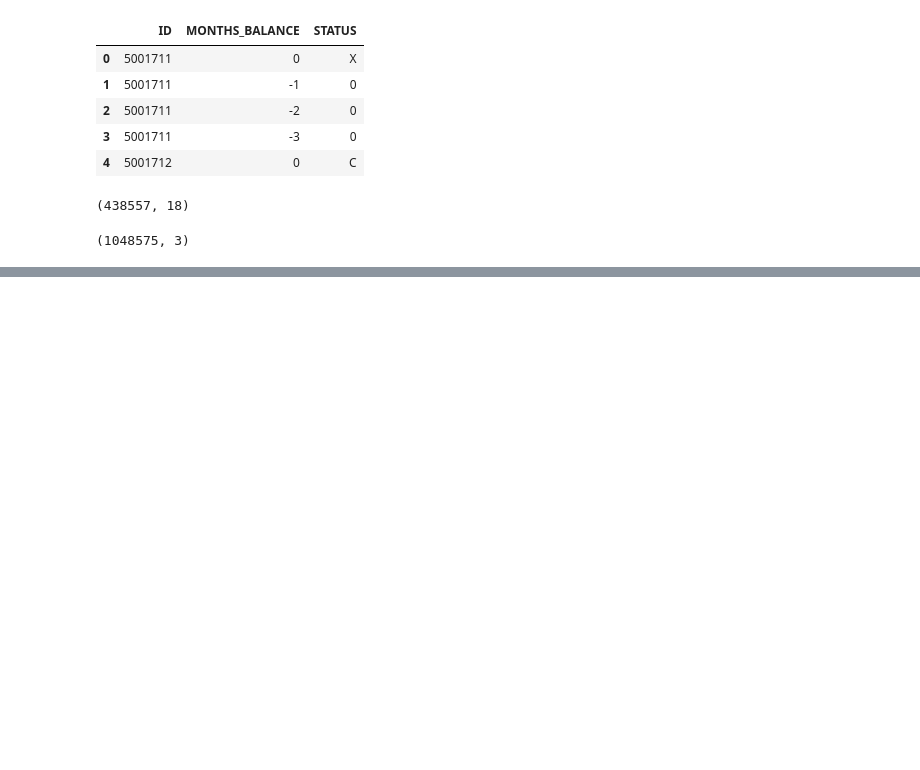
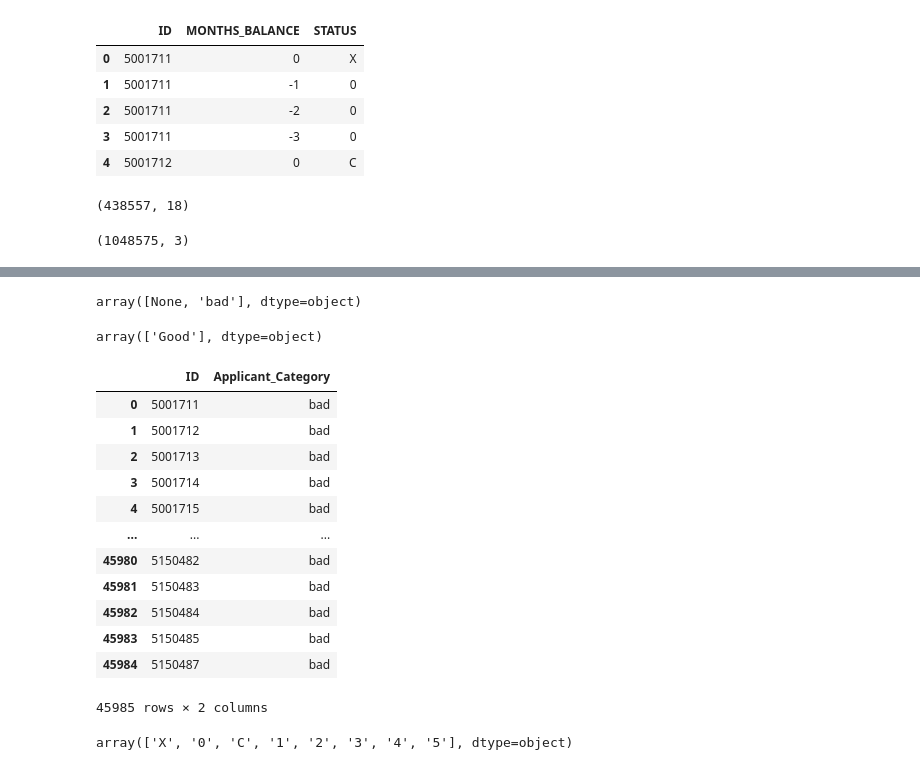
Before and after one commit to fazmila/Project, a Jupyter notebook: Project.ipynb, the cells around one changed output, grey strips where cells are left out. Drawn from its saved outputs; the diff is of its cells as text; code cells hidden in the pictures; blank space fills up the shorter version.

```diff
--- a/Project.ipynb
+++ b/Project.ipynb
@@ -91,0 +117,53 @@ merged_data.shape
+# %%
+# Define a new column 'Appilcant_Category' initialized to None
+credit_record['Appilcant_Category'] = None
+
+# Determine bad or risky applicants based on STATUS values 2, 3, 4, and 5
+credit_record.loc[credit_record['STATUS'].isin(['2', '3', '4', '5']), 'Appilcant_Category'] = 'bad'
+
+# Display unique values in the 'CUSTOMER_CAtEGORY' column
+credit_record['Appilcant_Category'].unique()
+# %% [output]
+array([None, 'bad'], dtype=object)
+# %%
+# Display unique values in the 'Applicant_Category' column
+credit_record['Applicant_Category'].unique()
+# %% [output]
+array(['Good'], dtype=object)
+# %%
+# Create a new applicant_status DataFrame to count the occurrences of each applicant
+# Group by ID and count the number of non-null values in the 'Applicant_Category' column
+applicant_status = credit_record.groupby('ID')['Applicant_Category'].count()
+# %%
+# Convert the applicant_category to string type to avoid the dtype issue
+applicant_status = applicant_status.astype(str)
+
+# Classify applicants as 'bad' if they have any "Yes" values in the 'Applicant_Category'
+applicant_status.loc[applicant_status > '0'] = 'bad'
+
+# Classify applicants as 'good' if they have no "Yes" values in the 'Applicant_Category'
+applicant_status.loc[applicant_status == '0'] = 'good'
+# %%
+# Convert the 'applicant_status' to a DataFrame with just 'Applicant_Category' column
+applicant_status = applicant_status.reset_index()
+
+# Display the 'applicant_status' DataFrame
+applicant_status
+# %% [output]
+|  | ID | Applicant_Category |
+| 0 | 5001711 | bad |
+| 1 | 5001712 | bad |
+| 2 | 5001713 | bad |
+| 3 | 5001714 | bad |
+| 4 | 5001715 | bad |
+| ... | ... | ... |
+| 45980 | 5150482 | bad |
+| 45981 | 5150483 | bad |
+| 45982 | 5150484 | bad |
+| 45983 | 5150485 | bad |
+| 45984 | 5150487 | bad |
+45985 rows × 2 columns
+# %%
+credit_record['STATUS'].unique()
+# %% [output]
+array(['X', '0', 'C', '1', '2', '3', '4', '5'], dtype=object)
```
Also changed, not shown: parts of 7 cells of this notebook.
